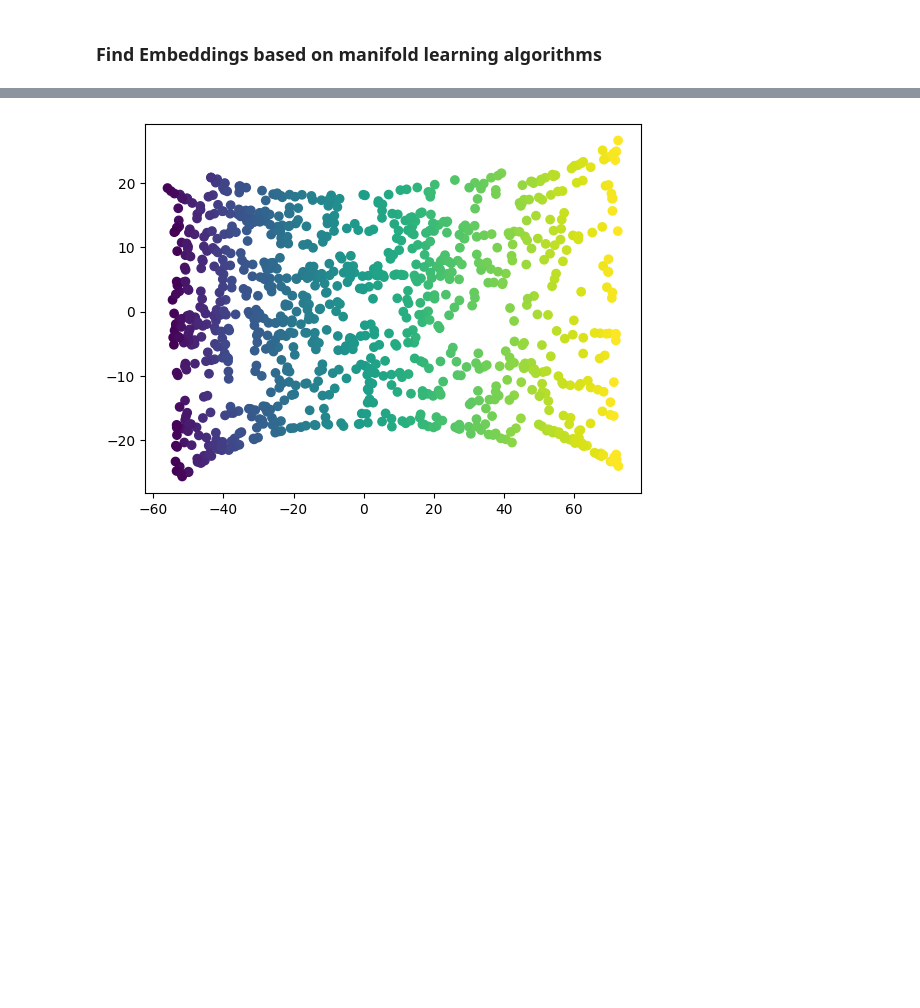
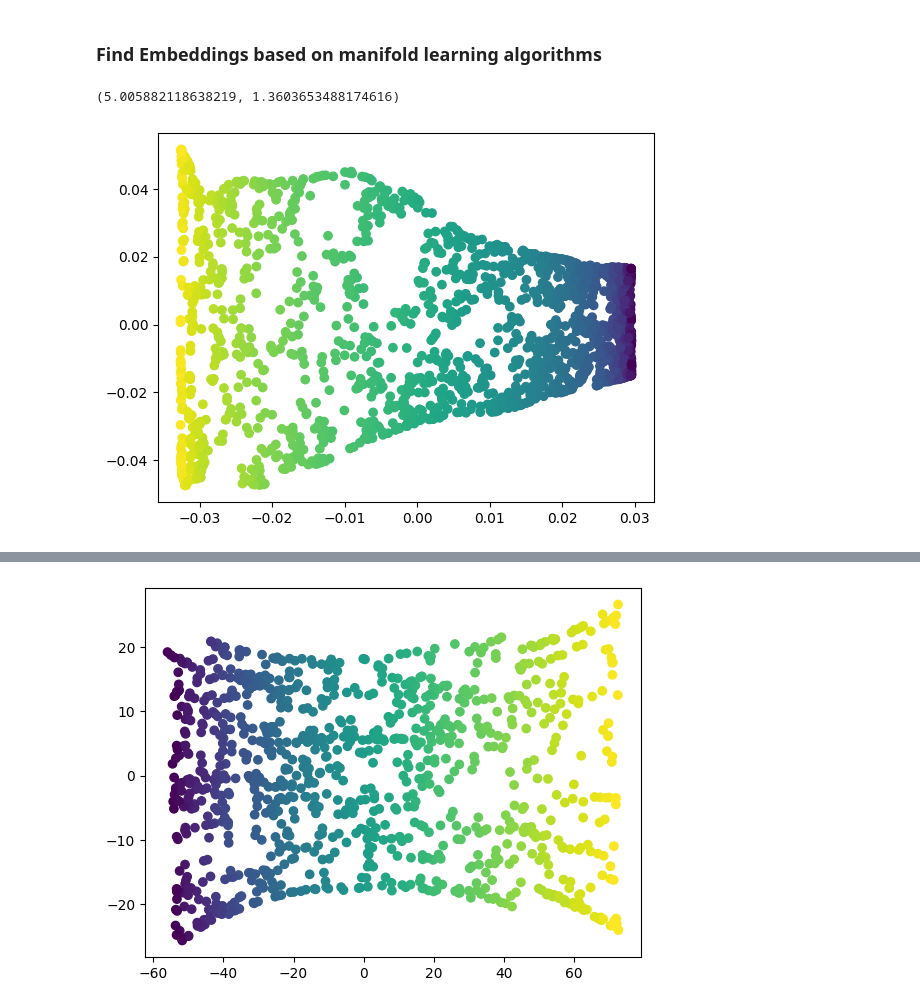
Before and after one commit to SafaSadiq/Thesis_Sampling_weights_in_Autoencoders, a Jupyter notebook: Autoencoder_Experiments_and_Results/maniolds.ipynb, the cells around one changed output, grey strips where cells are left out. Drawn from its saved outputs; the diff is of its cells as text; code cells hidden in the pictures; blank space fills up the shorter version.

```diff
--- a/Autoencoder_Experiments_and_Results/maniolds.ipynb
+++ b/Autoencoder_Experiments_and_Results/maniolds.ipynb
@@ -5,6 +7,30 @@ from sklearn.neighbors import kneighbors_graph
 # %% [markdown]
 ### Create test and train sets
 # %%
-points_train, color_train, points_test, color_test = create_test_train_sets(dataset="Swiss Roll", n_samples_train=1000, n_samples_test=500, hole=False, dimensions=3)
+points_train, color_train, points_test, color_test = create_test_train_sets(dataset="Swiss Roll", n_samples_train=2000, n_samples_test=500, hole=False, dimensions=3)
 # %% [markdown]
 ### Find Embeddings based on manifold learning algorithms
+# %%
+import datafold.pcfold as pfold
+
+X_pcm = pfold.PCManifold(points_train)
+X_pcm.optimize_parameters()
+# %% [output]
+(5.005882118638219, 1.3603653488174616)
+# %%
+from pydiffmap import diffusion_map as dm
+
+import datafold.dynfold as dfold
+dmap = dfold.DiffusionMaps(
+    kernel=pfold.GaussianKernel(
+        epsilon=X_pcm.kernel.epsilon, distance=dict(cut_off=X_pcm.cut_off)
+    ),
+    n_eigenpairs=9,
+)
+dmap = dmap.fit(X_pcm)
+evecs, evals = dmap.eigenvectors_, dmap.eigenvalues_
+# %%
+plt.scatter(evecs[:, 1], evecs[:, 5], c=color_train)
+plt.show()
+# %% [output]
+[figure, added]
```
Also changed, not shown: parts of 2 cells of this notebook, 4 other files.
